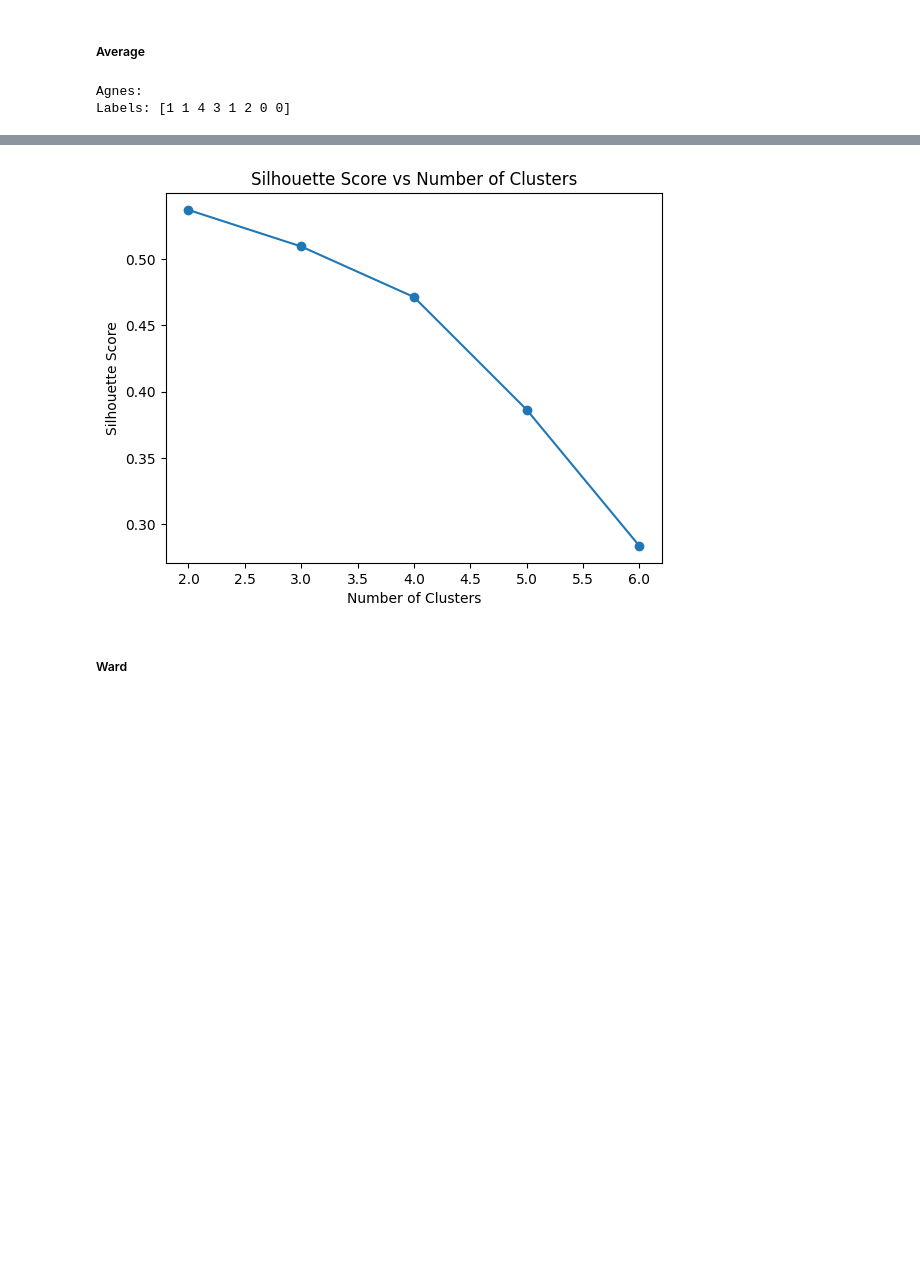
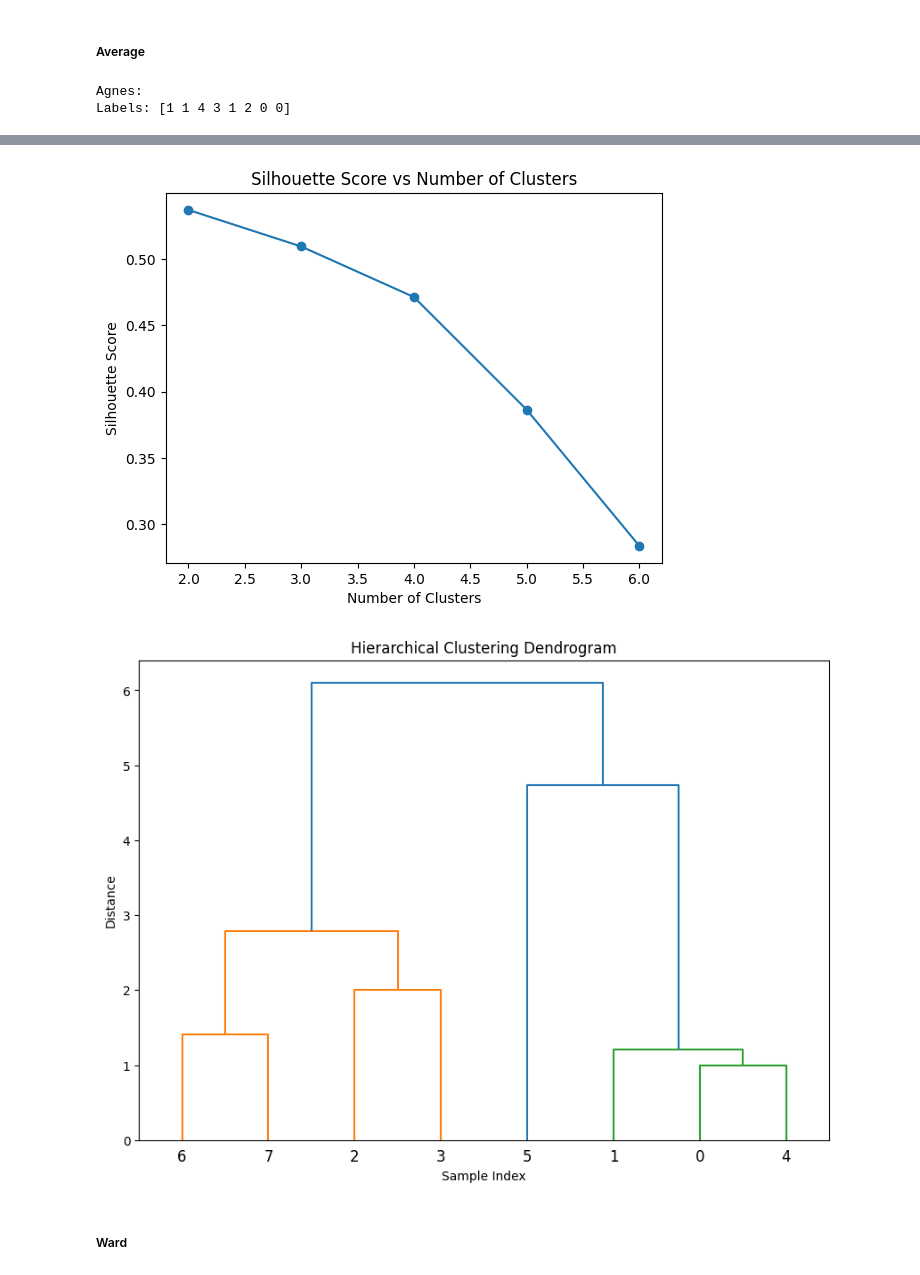
Before and after one commit to NP-15/Machine-learning, a Jupyter notebook: Sessions/Clustering-1.ipynb, the cells around one changed output, grey strips where cells are left out. Saved outputs shown, nothing was run; the diff lists cells and outputs as text; code cells hidden in the pictures; blank space fills up the shorter version.

```diff
--- a/Sessions/Clustering-1.ipynb
+++ b/Sessions/Clustering-1.ipynb
@@ -260,20 +295,22 @@ Labels: [1 1 4 3 1 2 0 0]
 # %%
 with warnings.catch_warnings():
     warnings.simplefilter('ignore')
 
     agnes = AgglomerativeClustering(n_clusters=k, linkage='average')
     agnes.fit(X)
 
     print("\nAgnes:")
     print("Labels:", agnes.labels_)
 
     plot_silhouette(X, agnes.labels_)
     plot_silhouette_vs_clusters(X, min_clusters, max_clusters)
+    plot_dendrogram(X, 'average')
 # %% [output]
 Agnes:
 Labels: [1 1 4 3 1 2 0 0]
 [figure]
 [figure]
+[figure, added]
 # %% [markdown]
 ##### Ward
 # %%
```
Also changed, not shown: parts of 15 cells of this notebook.
